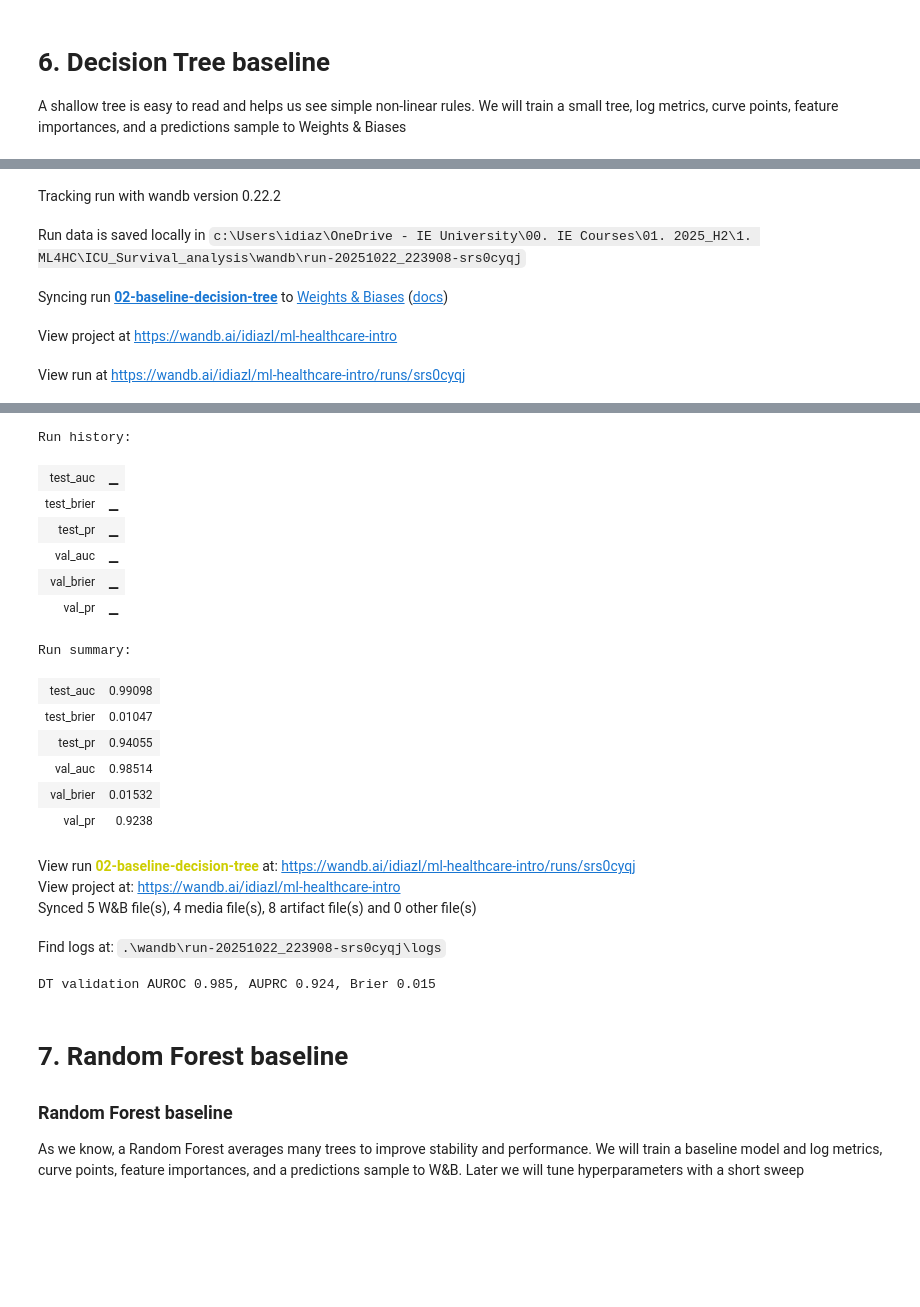
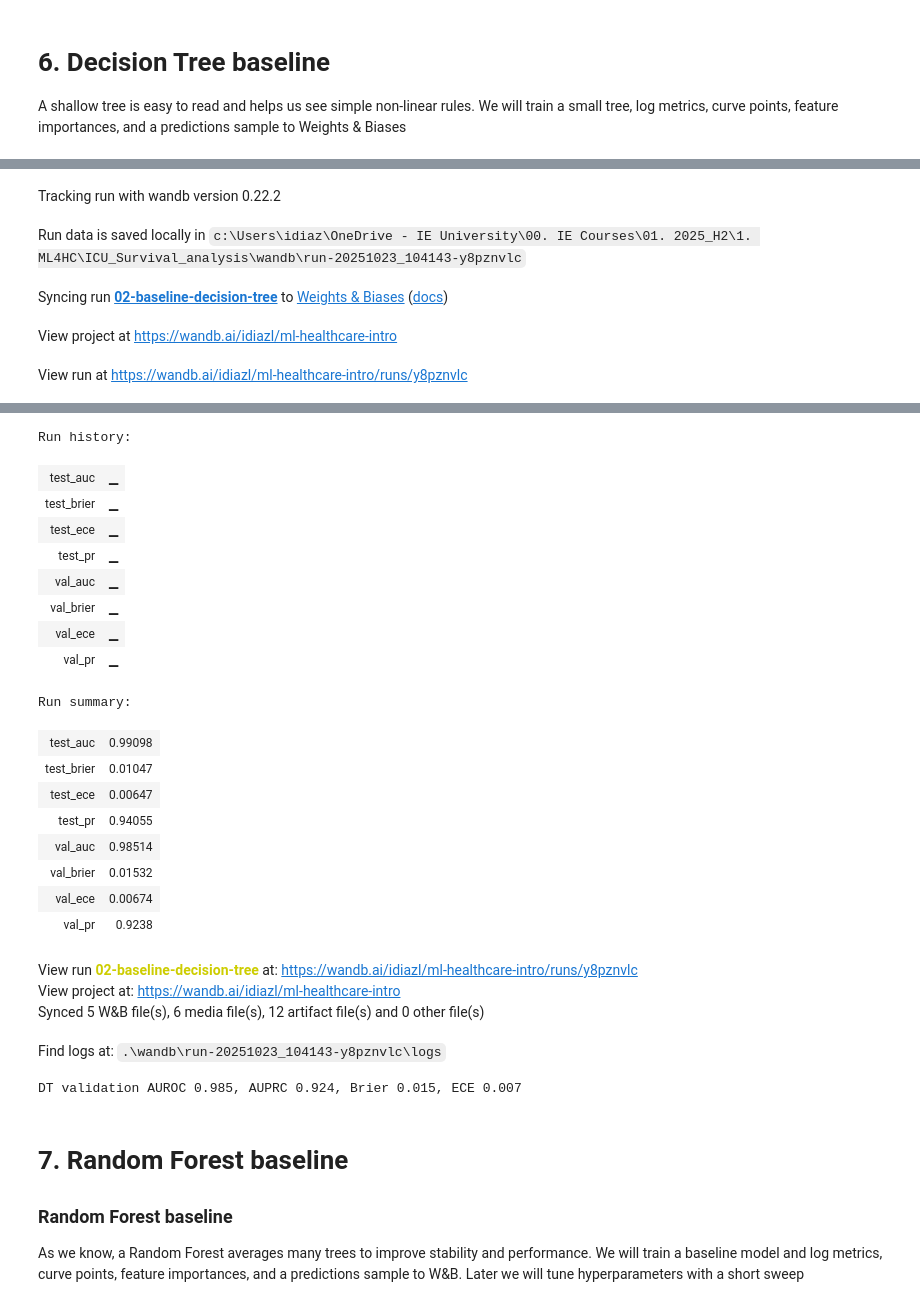
Before and after one commit to IE-ML-for-Healthcare/ICU_Survival_analysis, a Jupyter notebook: 04_ICU_ML_LR_DT_RF.ipynb, the cells around one changed output, grey strips where cells are left out. Cells and saved outputs as stored; diff of their text form; code cells hidden in the pictures; blank space fills up the shorter version.

```diff
--- a/04_ICU_ML_LR_DT_RF.ipynb
+++ b/04_ICU_ML_LR_DT_RF.ipynb
@@ -392,6 +412,23 @@ run = wandb.init(
     },
     reinit=True,
 )
+
+# --- Helper function for calibration ---
+def calibration_table(y_true, y_prob, n_bins=10):
+    if isinstance(y_true, pd.Series):
+        y_true = y_true.values
+    q = pd.qcut(y_prob, q=n_bins, duplicates="drop")
+    dfb = pd.DataFrame({"y_true": y_true, "y_prob": y_prob, "bin": q})
+    agg = dfb.groupby("bin", observed=False).agg(
+        mean_prob=("y_prob", "mean"),
+        observed_rate=("y_true", "mean"),
+        count=("y_true", "size")
+    ).reset_index()
+    agg["bin"] = agg["bin"].astype(str)
+    weights = agg["count"] / agg["count"].sum()
+    ece = float(np.sum(weights * np.abs(agg["observed_rate"] - agg["mean_prob"])))
+    return agg, ece
+# --- End Helper ---
 
 # Train a small, readable tree
 dt = DecisionTreeClassifier(
@@ -422,60 +459,73 @@ wandb.log({
     "test_brier": test_brier
 })
 
+# --- Log Calibration Metrics ---
+cal_val_tbl, val_ece = calibration_table(y_val, y_val_prob)
+cal_test_tbl, test_ece = calibration_table(y_test, y_test_prob)
+wandb.log({
+    "val_ece": val_ece, "test_ece": test_ece,
+    "calibration_table_val": wandb.Table(dataframe=cal_val_tbl),
+    "calibration_table_test": wandb.Table(dataframe=cal_test_tbl)
+})
+
 # Create the 2D probability array that wandb.plot expects
 y_val_probas_2d = np.stack([1.0 - y_val_prob, y_val_prob], axis=1)
 
 # Pass the 2D array and remove the 'labels' argument
 wandb.log({
     "roc_curve_val": wandb_roc_curve(y_val.values, y_val_probas_2d),
     "pr_curve_val": wandb_pr_curve(y_val.values, y_val_probas_2d)
 })
 
-# Feature importances (good, keep)
+# Feature importances
 imp_df = (
     pd.DataFrame({"feature": X_train_t.columns, "importance": dt.feature_importances_})
     .sort_values("importance", ascending=False)
 )
 wandb.log({"feature_importances": wandb.Table(dataframe=imp_df)})
 
-# Predictions sample (good, keep)
+# Predictions sample
 pred_sample = pd.DataFrame({
     "id": X_val.index,
     "y_true": y_val.values,
     "y_prob": y_val_prob
 }).sample(n=min(500, len(y_val)), random_state=SEED)
 wandb.log({"predictions_val_sample": wandb.Table(dataframe=pred_sample)})
 
 run.finish()
 
-print(f"DT validation AUROC {val_auc:.3f}, AUPRC {val_pr:.3f}, Brier {val_brier:.3f}")
+print(f"DT validation AUROC {val_auc:.3f}, AUPRC {val_pr:.3f}, Brier {val_brier:.3f}, ECE {val_ece:.3f}")
 # %% [output]
 [interactive output not drawn]
 Tracking run with wandb version 0.22.2
-Run data is saved locally in c:\Users\idiaz\OneDrive - IE University\00. IE Courses\01. 2025_H2\1. ML4HC\ICU_Survival_analysis\wandb\run-20251022_223908-srs0cyqj
+Run data is saved locally in c:\Users\idiaz\OneDrive - IE University\00. IE Courses\01. 2025_H2\1. ML4HC\ICU_Survival_analysis\wandb\run-20251023_104143-y8pznvlc
 Syncing run 02-baseline-decision-tree to Weights & Biases (docs)
 View project at https://wandb.ai/idiazl/ml-healthcare-intro
-View run at https://wandb.ai/idiazl/ml-healthcare-intro/runs/srs0cyqj
+View run at https://wandb.ai/idiazl/ml-healthcare-intro/runs/y8pznvlc
 [interactive output not drawn]
 Run history:
 | test_auc | ▁ |
 | test_brier | ▁ |
+| test_ece | ▁ |
 | test_pr | ▁ |
 | val_auc | ▁ |
 | val_brier | ▁ |
+| val_ece | ▁ |
 | val_pr | ▁ |
 Run summary:
 | test_auc | 0.99098 |
 | test_brier | 0.01047 |
+| test_ece | 0.00647 |
 | test_pr | 0.94055 |
 | val_auc | 0.98514 |
 | val_brier | 0.01532 |
+| val_ece | 0.00674 |
 | val_pr | 0.9238 |
-View run 02-baseline-decision-tree at: https://wandb.ai/idiazl/ml-healthcare-intro/runs/srs0cyqj
+View run 02-baseline-decision-tree at: https://wandb.ai/idiazl/ml-healthcare-intro/runs/y8pznvlc
 View project at: https://wandb.ai/idiazl/ml-healthcare-intro
-Synced 5 W&B file(s), 4 media file(s), 8 artifact file(s) and 0 other file(s)
+Synced 5 W&B file(s), 6 media file(s), 12 artifact file(s) and 0 other file(s)
-Find logs at: .\wandb\run-20251022_223908-srs0cyqj\logs
+Find logs at: .\wandb\run-20251023_104143-y8pznvlc\logs
-DT validation AUROC 0.985, AUPRC 0.924, Brier 0.015
+DT validation AUROC 0.985, AUPRC 0.924, Brier 0.015, ECE 0.007
 # %% [markdown]
 # 7. Random Forest baseline
 ### Random Forest baseline
```
Also changed, not shown: parts of 7 cells of this notebook, 46 other files.
